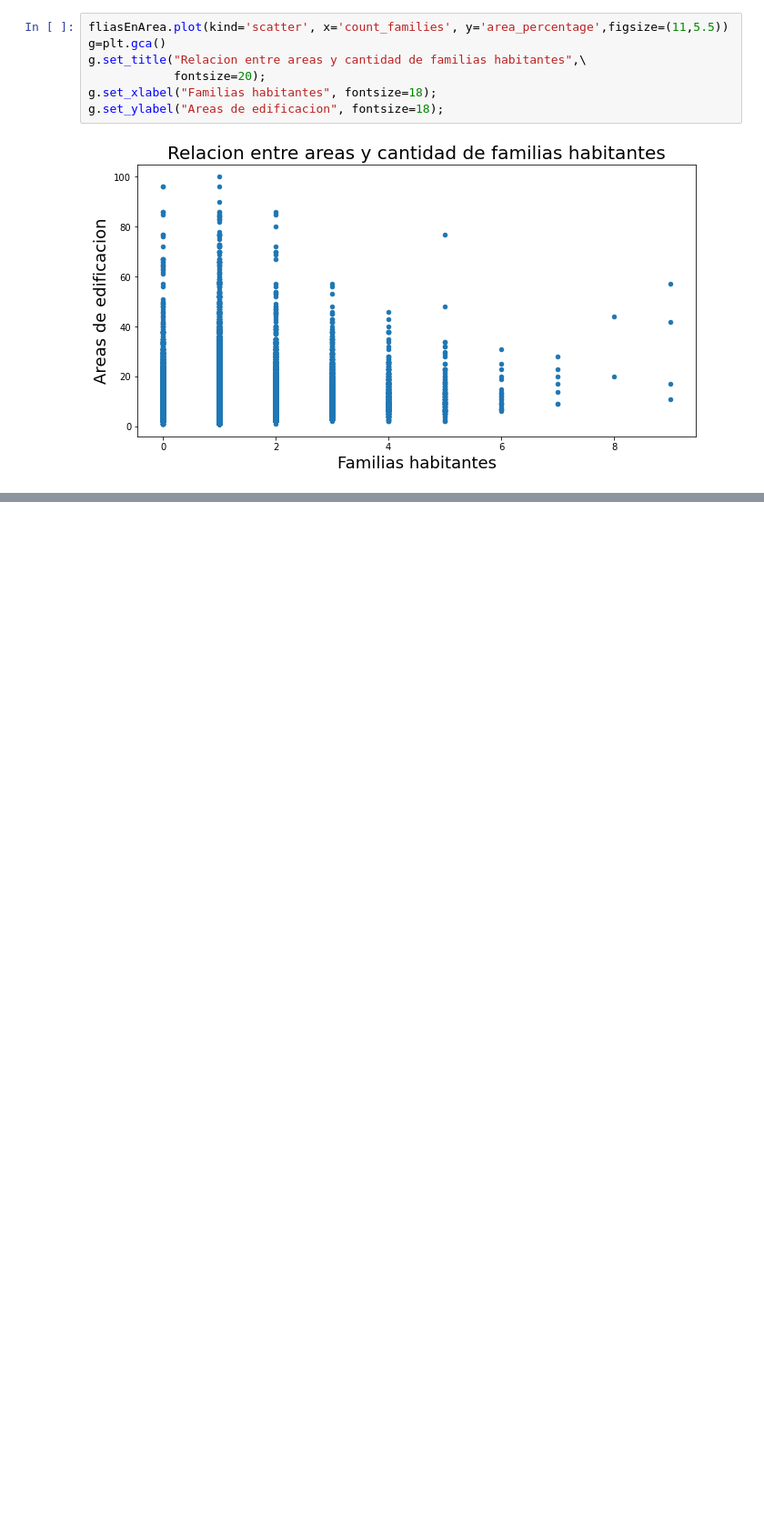
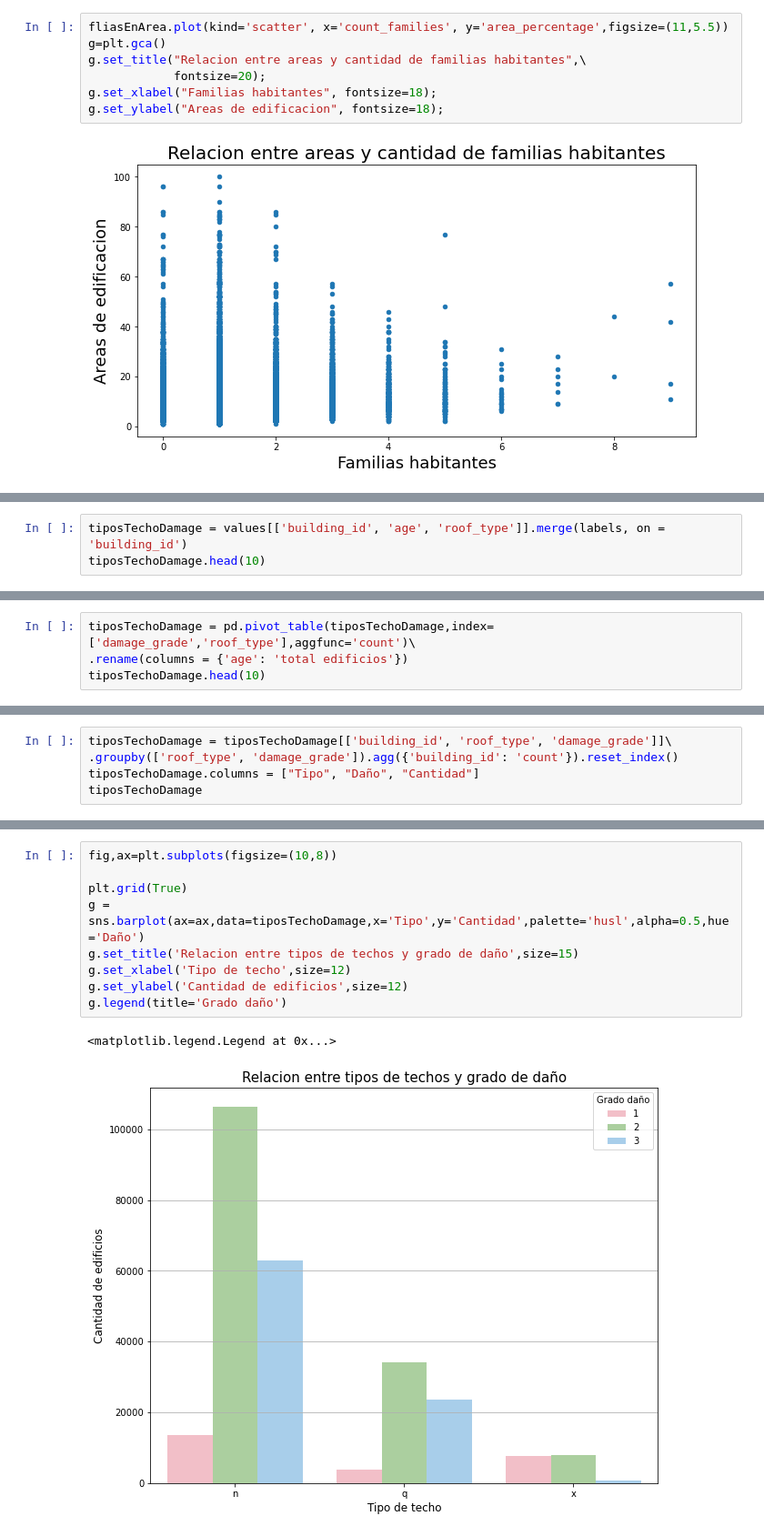
Before and after one commit to FranciscoGauna/TP-Datos-2021, a Jupyter notebook: Usos de las edificaciones.ipynb, the cells around one changed output, grey strips where cells are left out. Shown at 91% size. Drawn from its saved outputs; the diff is of its cells as text; blank space fills up the shorter version.

```diff
--- a/Usos de las edificaciones.ipynb
+++ b/Usos de las edificaciones.ipynb
@@ -389,0 +446,3 @@ g.set_ylabel("Areas de edificacion", fontsize=18);
+# %%
+tiposTechoDamage = values[['building_id', 'age', 'roof_type']].merge(labels, on = 'building_id')
+tiposTechoDamage.head(10)
@@ -389,0 +461,4 @@ g.set_ylabel("Areas de edificacion", fontsize=18);
+# %%
+tiposTechoDamage = pd.pivot_table(tiposTechoDamage,index=['damage_grade','roof_type'],aggfunc='count')\
+.rename(columns = {'age': 'total edificios'})
+tiposTechoDamage.head(10)
@@ -389,0 +477,5 @@ g.set_ylabel("Areas de edificacion", fontsize=18);
+# %%
+tiposTechoDamage = tiposTechoDamage[['building_id', 'roof_type', 'damage_grade']]\
+.groupby(['roof_type', 'damage_grade']).agg({'building_id': 'count'}).reset_index()
+tiposTechoDamage.columns = ["Tipo", "Daño", "Cantidad"]
+tiposTechoDamage
@@ -389,0 +493,12 @@ g.set_ylabel("Areas de edificacion", fontsize=18);
+# %%
+fig,ax=plt.subplots(figsize=(10,8))
+
+plt.grid(True)
+g = sns.barplot(ax=ax,data=tiposTechoDamage,x='Tipo',y='Cantidad',palette='husl',alpha=0.5,hue='Daño')
+g.set_title('Relacion entre tipos de techos y grado de daño',size=15)
+g.set_xlabel('Tipo de techo',size=12)
+g.set_ylabel('Cantidad de edificios',size=12)
+g.legend(title='Grado daño')
+# %% [output]
+<matplotlib.legend.Legend at 0x...>
+[figure, added]
```
Also changed, not shown: parts of 8 cells of this notebook.
